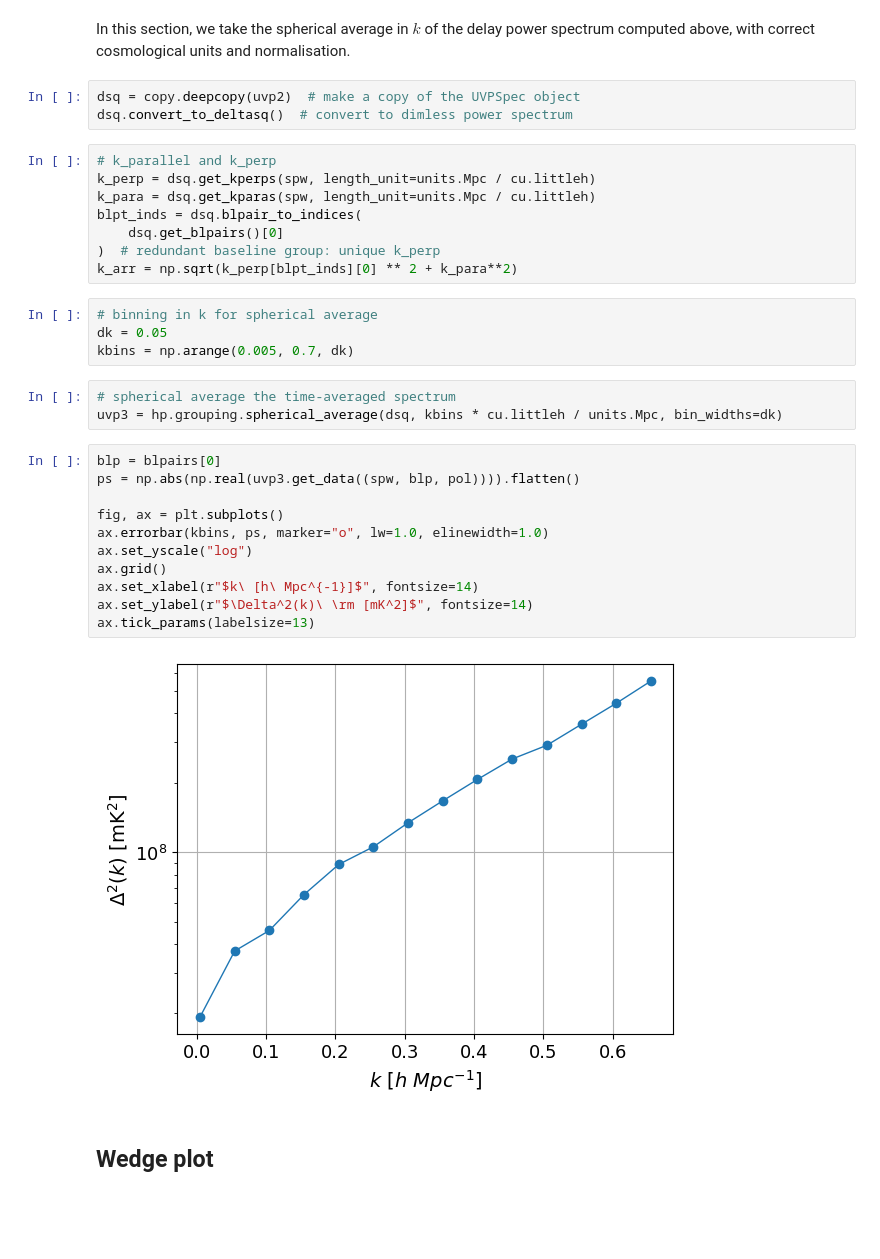
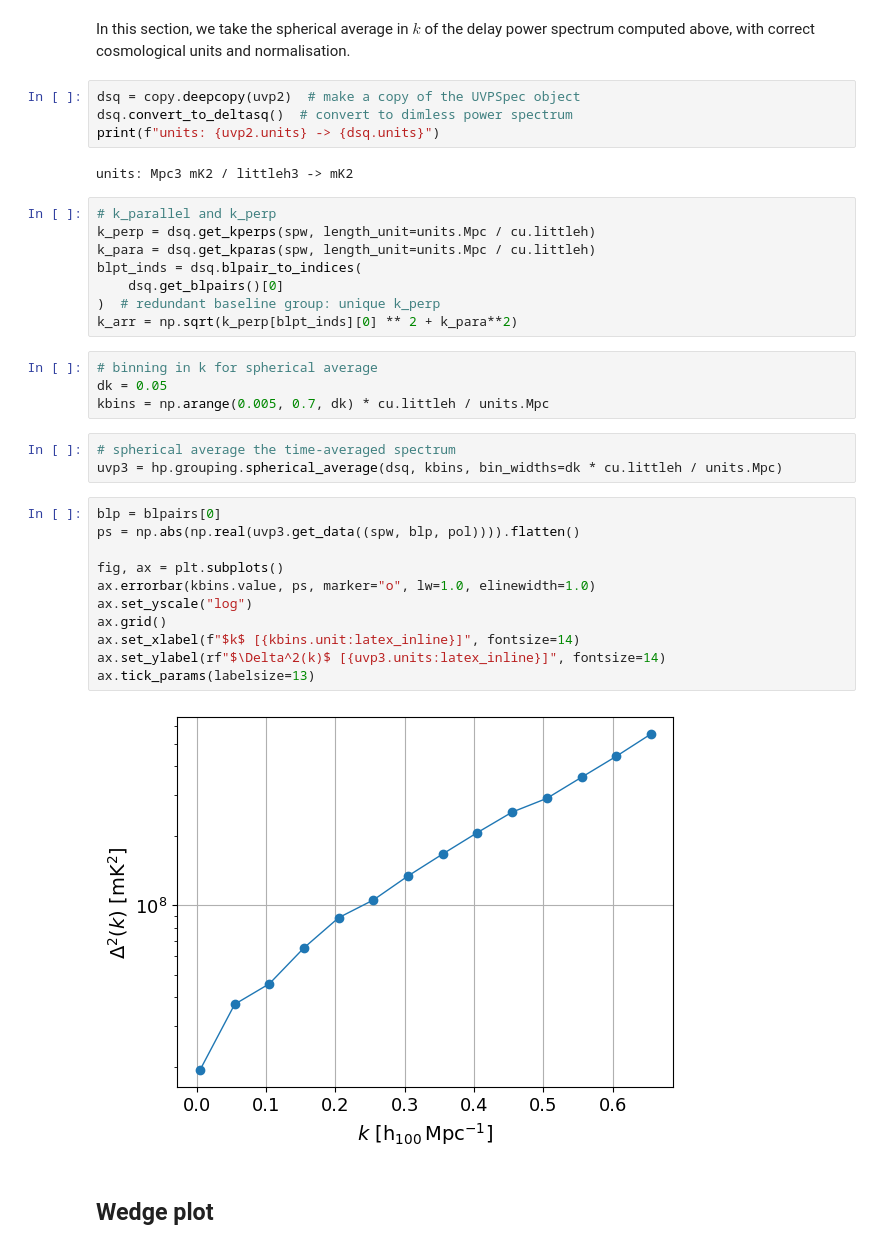
Before and after one commit to HERA-Team/hera_pspec, a Jupyter notebook: docs/examples/Overview_Core_Pspec_functions.ipynb, the cells around one changed output. Drawn from its saved outputs; the diff is of its cells as text; blank space fills up the shorter version.

```diff
--- a/docs/examples/Overview_Core_Pspec_functions.ipynb
+++ b/docs/examples/Overview_Core_Pspec_functions.ipynb
@@ -316,6 +321,9 @@ In this section, we take the spherical average in $k$ of the delay power spectru
 # %%
 dsq = copy.deepcopy(uvp2)  # make a copy of the UVPSpec object
 dsq.convert_to_deltasq()  # convert to dimless power spectrum
+print(f"units: {uvp2.units} -> {dsq.units}")
+# %% [output]
+units: Mpc3 mK2 / littleh3 -> mK2
 # %%
 # k_parallel and k_perp
 k_perp = dsq.get_kperps(spw, length_unit=units.Mpc / cu.littleh)
@@ -327,23 +335,23 @@ k_arr = np.sqrt(k_perp[blpt_inds][0] ** 2 + k_para**2)
 # %%
 # binning in k for spherical average
 dk = 0.05
-kbins = np.arange(0.005, 0.7, dk)
+kbins = np.arange(0.005, 0.7, dk) * cu.littleh / units.Mpc
 # %%
 # spherical average the time-averaged spectrum
-uvp3 = hp.grouping.spherical_average(dsq, kbins * cu.littleh / units.Mpc, bin_widths=dk)
+uvp3 = hp.grouping.spherical_average(dsq, kbins, bin_widths=dk * cu.littleh / units.Mpc)
 # %%
 blp = blpairs[0]
 ps = np.abs(np.real(uvp3.get_data((spw, blp, pol)))).flatten()
 
 fig, ax = plt.subplots()
-ax.errorbar(kbins, ps, marker="o", lw=1.0, elinewidth=1.0)
+ax.errorbar(kbins.value, ps, marker="o", lw=1.0, elinewidth=1.0)
 ax.set_yscale("log")
 ax.grid()
-ax.set_xlabel(r"$k\ [h\ Mpc^{-1}]$", fontsize=14)
-ax.set_ylabel(r"$\Delta^2(k)\ \rm [mK^2]$", fontsize=14)
+ax.set_xlabel(f"$k$ [{kbins.unit:latex_inline}]", fontsize=14)
+ax.set_ylabel(rf"$\Delta^2(k)$ [{uvp3.units:latex_inline}]", fontsize=14)
 ax.tick_params(labelsize=13)
 # %% [output]
-[figure, old version]
+[figure, new version]
 # %% [markdown]
 ## Wedge plot
 <a id='subsec:delay_wedge'></a>
```
Also changed, not shown: parts of 16 cells of this notebook.
